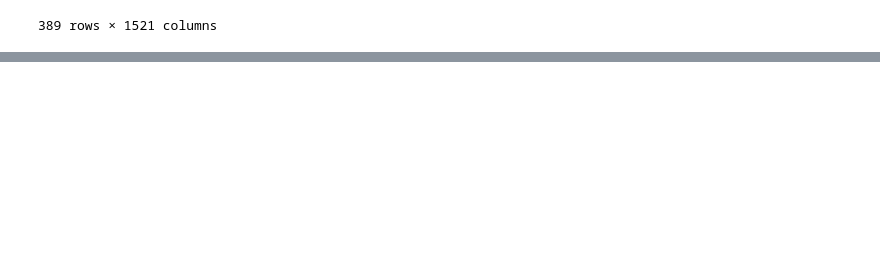
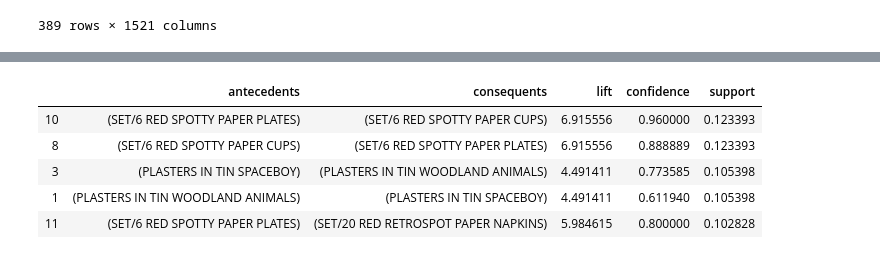
Before and after one commit to saniya-k/Market-Basket-Analysis, a Jupyter notebook: OnlineRetail.ipynb, the cells around one changed output, grey strips where cells are left out. Cells and saved outputs as stored; diff of their text form; code cells hidden in the pictures; blank space fills up the shorter version.

```diff
--- a/OnlineRetail.ipynb
+++ b/OnlineRetail.ipynb
@@ -209,0 +222,9 @@ def draw_graph:
+# %%
+top_rules
+# %% [output]
+|  | antecedents | consequents | lift | confidence | support |
+| 10 | (SET/6 RED SPOTTY PAPER PLATES) | (SET/6 RED SPOTTY PAPER CUPS) | 6.915556 | 0.960000 | 0.123393 |
+| 8 | (SET/6 RED SPOTTY PAPER CUPS) | (SET/6 RED SPOTTY PAPER PLATES) | 6.915556 | 0.888889 | 0.123393 |
+| 3 | (PLASTERS IN TIN SPACEBOY) | (PLASTERS IN TIN WOODLAND ANIMALS) | 4.491411 | 0.773585 | 0.105398 |
+| 1 | (PLASTERS IN TIN WOODLAND ANIMALS) | (PLASTERS IN TIN SPACEBOY) | 4.491411 | 0.611940 | 0.105398 |
+| 11 | (SET/6 RED SPOTTY PAPER PLATES) | (SET/20 RED RETROSPOT PAPER NAPKINS) | 5.984615 | 0.800000 | 0.102828 |
```
Also changed, not shown: parts of 16 cells of this notebook.
